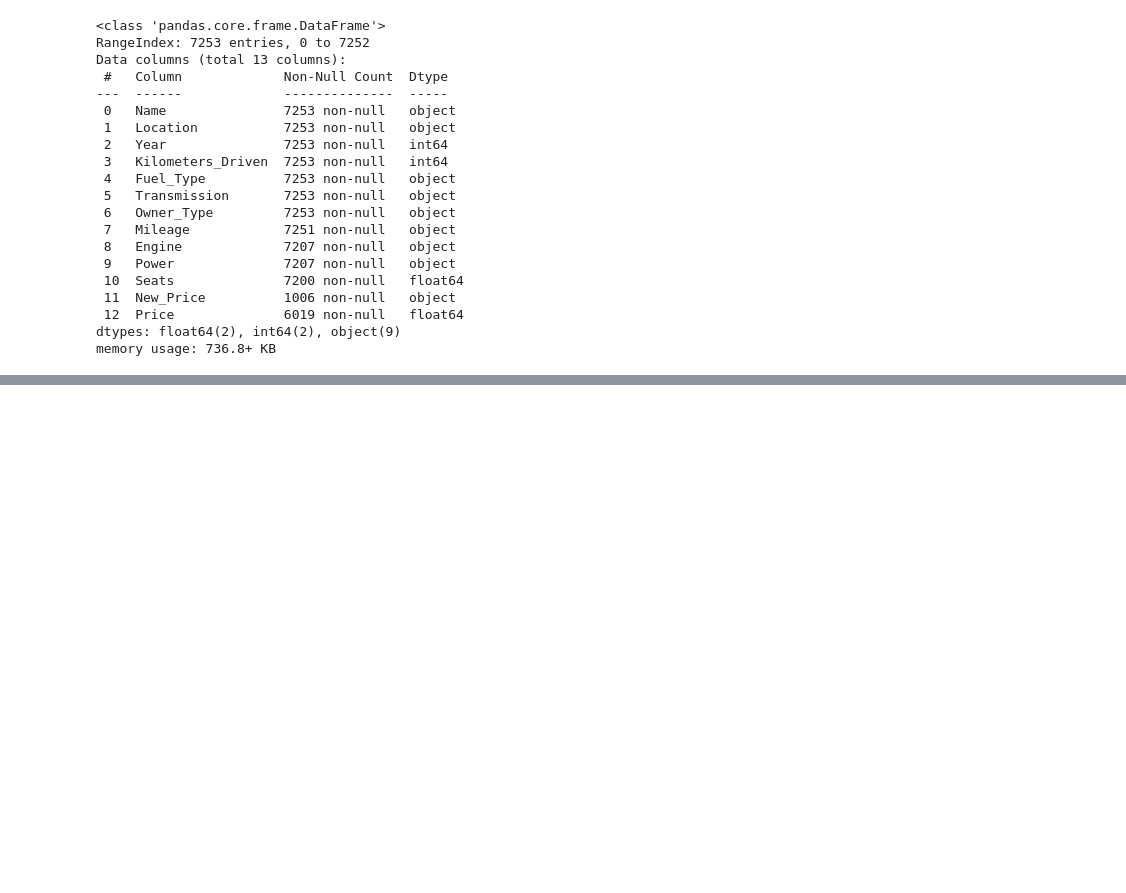
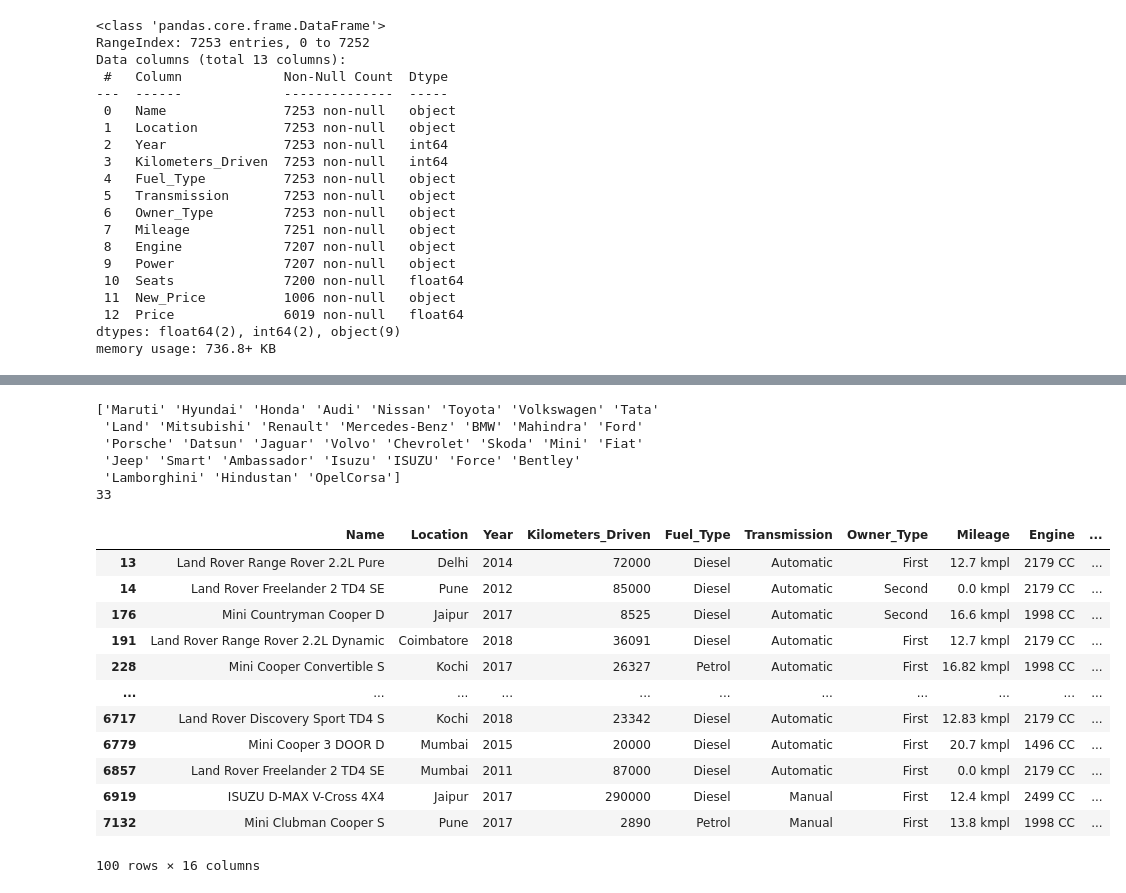
Before and after one commit to ReVuz/Machine_Learning, a Jupyter notebook: EDA_using_python.ipynb, the cells around one changed output, grey strips where cells are left out. Saved outputs shown, nothing was run; the diff lists cells and outputs as text; code cells hidden in the pictures; blank space fills up the shorter version.

```diff
--- a/EDA_using_python.ipynb
+++ b/EDA_using_python.ipynb
@@ -129,0 +163,27 @@ memory usage: 736.8+ KB
+# %%
+print(data.Brand.unique())
+print(data.Brand.nunique())
+# %% [output]
+['Maruti' 'Hyundai' 'Honda' 'Audi' 'Nissan' 'Toyota' 'Volkswagen' 'Tata'
+ 'Land' 'Mitsubishi' 'Renault' 'Mercedes-Benz' 'BMW' 'Mahindra' 'Ford'
+ 'Porsche' 'Datsun' 'Jaguar' 'Volvo' 'Chevrolet' 'Skoda' 'Mini' 'Fiat'
+ 'Jeep' 'Smart' 'Ambassador' 'Isuzu' 'ISUZU' 'Force' 'Bentley'
+ 'Lamborghini' 'Hindustan' 'OpelCorsa']
+33
+# %%
+searchfor = ['Isuzu','ISUZU','Mini','Land']
+data[data.Brand.str.contains('|'.join(searchfor))].head(100)
+# %% [output]
+|  | Name | Location | Year | Kilometers_Driven | Fuel_Type | Transmission | Owner_Type | Mileage | Engine | ... |
+| 13 | Land Rover Range Rover 2.2L Pure | Delhi | 2014 | 72000 | Diesel | Automatic | First | 12.7 kmpl | 2179 CC | ... |
+| 14 | Land Rover Freelander 2 TD4 SE | Pune | 2012 | 85000 | Diesel | Automatic | Second | 0.0 kmpl | 2179 CC | ... |
+| 176 | Mini Countryman Cooper D | Jaipur | 2017 | 8525 | Diesel | Automatic | Second | 16.6 kmpl | 1998 CC | ... |
+| 191 | Land Rover Range Rover 2.2L Dynamic | Coimbatore | 2018 | 36091 | Diesel | Automatic | First | 12.7 kmpl | 2179 CC | ... |
+| 228 | Mini Cooper Convertible S | Kochi | 2017 | 26327 | Petrol | Automatic | First | 16.82 kmpl | 1998 CC | ... |
+| ... | ... | ... | ... | ... | ... | ... | ... | ... | ... | ... |
+| 6717 | Land Rover Discovery Sport TD4 S | Kochi | 2018 | 23342 | Diesel | Automatic | First | 12.83 kmpl | 2179 CC | ... |
+| 6779 | Mini Cooper 3 DOOR D | Mumbai | 2015 | 20000 | Diesel | Automatic | First | 20.7 kmpl | 1496 CC | ... |
+| 6857 | Land Rover Freelander 2 TD4 SE | Mumbai | 2011 | 87000 | Diesel | Automatic | First | 0.0 kmpl | 2179 CC | ... |
+| 6919 | ISUZU D-MAX V-Cross 4X4 | Jaipur | 2017 | 290000 | Diesel | Manual | First | 12.4 kmpl | 2499 CC | ... |
+| 7132 | Mini Clubman Cooper S | Pune | 2017 | 2890 | Petrol | Manual | First | 13.8 kmpl | 1998 CC | ... |
+100 rows × 16 columns
```
Also changed, not shown: parts of 7 cells of this notebook.
